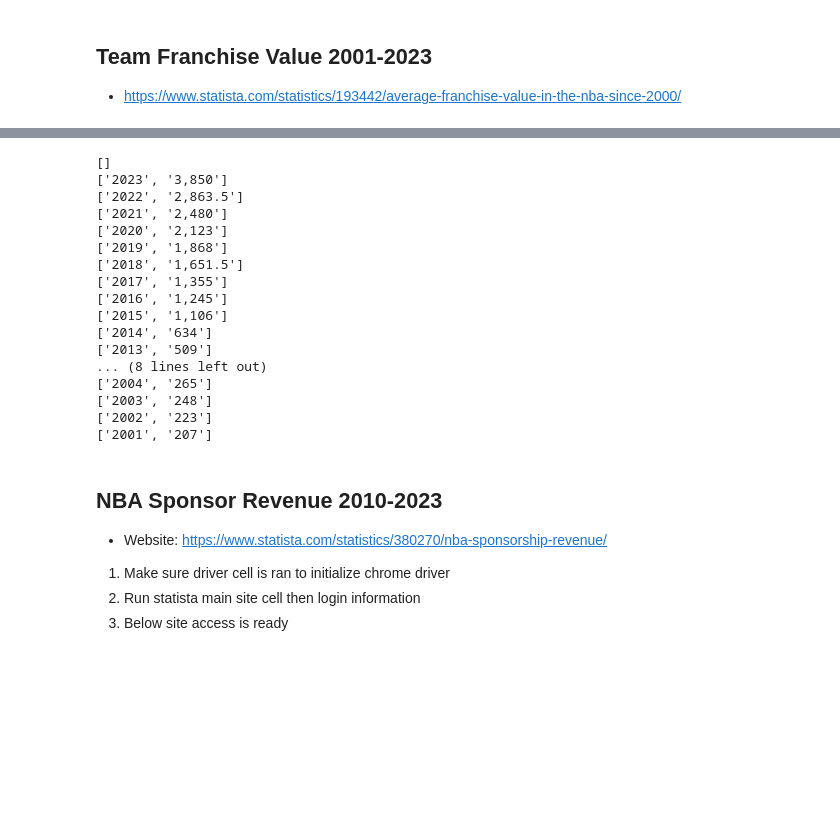
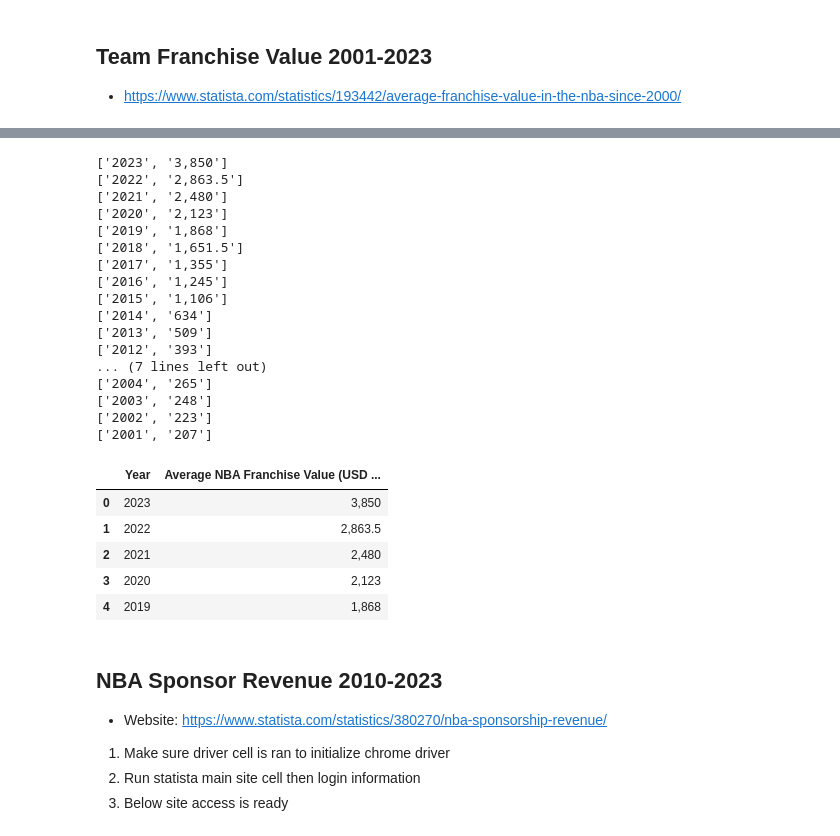
Before and after one commit to JP-Butler/Pro_Sports_Salary_Analysis, a Jupyter notebook: notebooks/data_scraping.ipynb, the cells around one changed output, grey strips where cells are left out. Drawn from its saved outputs; the diff is of its cells as text; code cells hidden in the pictures; blank space fills up the shorter version.

```diff
--- a/notebooks/data_scraping.ipynb
+++ b/notebooks/data_scraping.ipynb
@@ -358,7 +385,7 @@ franchise_rows = franchise_table.find_elements(By.TAG_NAME, "tr")
 franchise_data = []
 
 # Iterate over table extracting table data from <td> tags
-for row in franchise_rows:
+for row in franchise_rows[1:]:
     cells = row.find_elements(By.TAG_NAME, "td")
     row_data = [cell.text for cell in cells]
     franchise_data.append(row_data)
@@ -369,7 +396,6 @@ for row in franchise_data:
 
 # NOTE franchise value numbers are in $USD millions
 # %% [output]
-[]
 ['2023', '3,850']
 ['2022', '2,863.5']
 ['2021', '2,480']
@@ -381,11 +407,24 @@ for row in franchise_data:
 ['2015', '1,106']
 ['2014', '634']
 ['2013', '509']
-... (8 lines left out)
+['2012', '393']
+... (7 lines left out)
 ['2004', '265']
 ['2003', '248']
 ['2002', '223']
 ['2001', '207']
+# %%
+# Convert list to DataFrame
+nba_franchise_values = pd.DataFrame(franchise_data, columns=['Year', 'Average NBA Franchise Value (USD Millions)'])
+
+nba_franchise_values.head()
+# %% [output]
+|  | Year | Average NBA Franchise Value (USD ... |
+| 0 | 2023 | 3,850 |
+| 1 | 2022 | 2,863.5 |
+| 2 | 2021 | 2,480 |
+| 3 | 2020 | 2,123 |
+| 4 | 2019 | 1,868 |
 # %% [markdown]
 ## NBA Sponsor Revenue 2010-2023
 * Website: https://www.statista.com/statistics/380270/nba-sponsorship-revenue/
```
Also changed, not shown: parts of 22 cells of this notebook, 1 other file.
